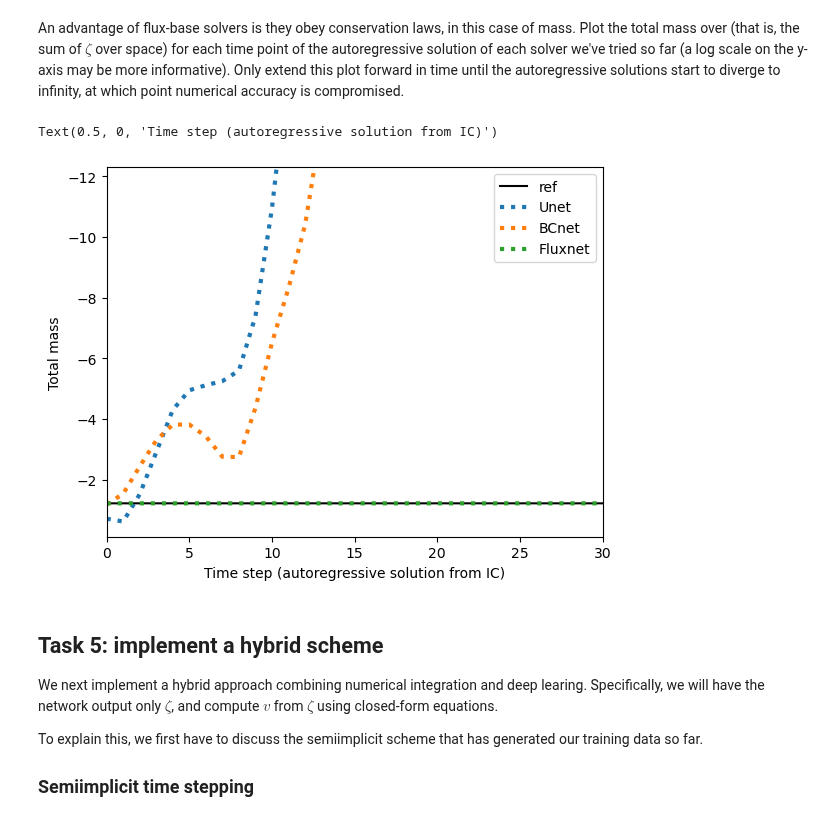
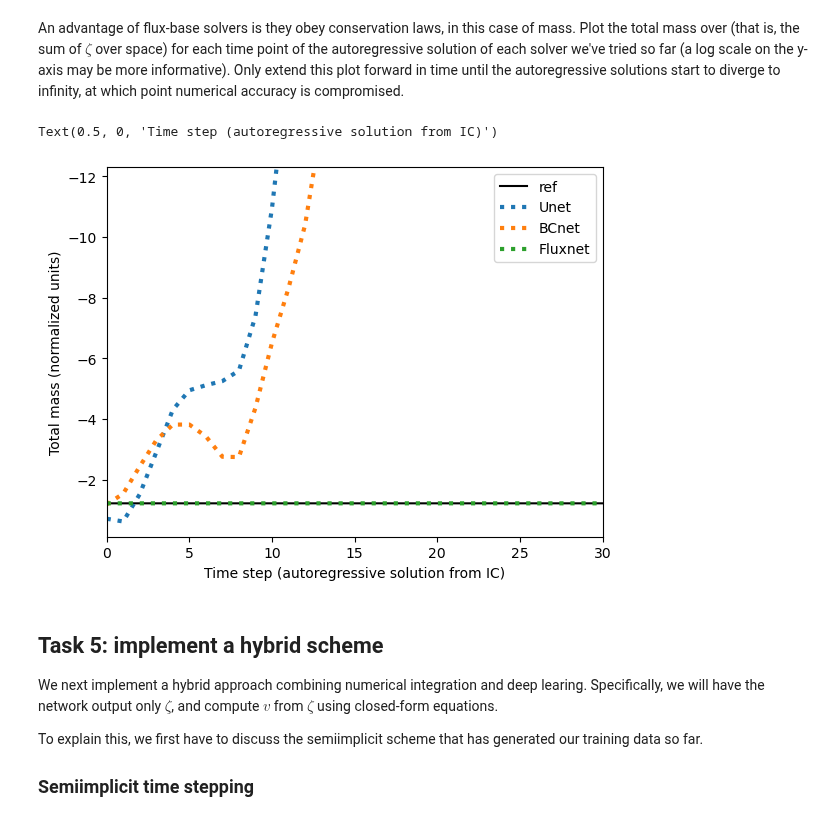
Before and after one commit to alicanbekar/pi_lecture_pytorch, a Jupyter notebook: swe_instructor_code.ipynb, the cells around one changed output. Drawn from its saved outputs; the diff is of its cells as text; code cells hidden in the pictures.

```diff
--- a/swe_instructor_code.ipynb
+++ b/swe_instructor_code.ipynb
@@ -843,18 +843,18 @@ An advantage of flux-base solvers is they obey conservation laws, in this case o
 # %%
 M = zeta_ref.sum(axis=-1).mean()
 YL = [0.1 * M, 10 * M]
 plt.plot(zeta_ref.sum(axis=-1),'k',label='ref')
 plt.plot(zeta_ar.sum(axis=-1),':',label='Unet',linewidth=3)
 plt.plot(zeta_ar_bc.sum(axis=-1),':',label='BCnet',linewidth=3)
 plt.plot(zeta_ar_f.sum(axis=-1),':',label='Fluxnet',linewidth=3)
 plt.ylim(YL)
 plt.xlim([0, 30])
 plt.legend()
-plt.ylabel('Total mass')
+plt.ylabel('Total mass (normalized units)')
 plt.xlabel('Time step (autoregressive solution from IC)')
 # %% [output]
 Text(0.5, 0, 'Time step (autoregressive solution from IC)')
-[figure, old version]
+[figure, new version]
 # %% [markdown]
 ## Task 5: implement a hybrid scheme
 We next implement a hybrid approach combining numerical integration and deep learing. Specifically, we will have the network output only $\zeta$, and compute $v$ from $\zeta$ using closed-form equations.
```
Also changed, not shown: parts of 1 cell of this notebook, 1 other file.
